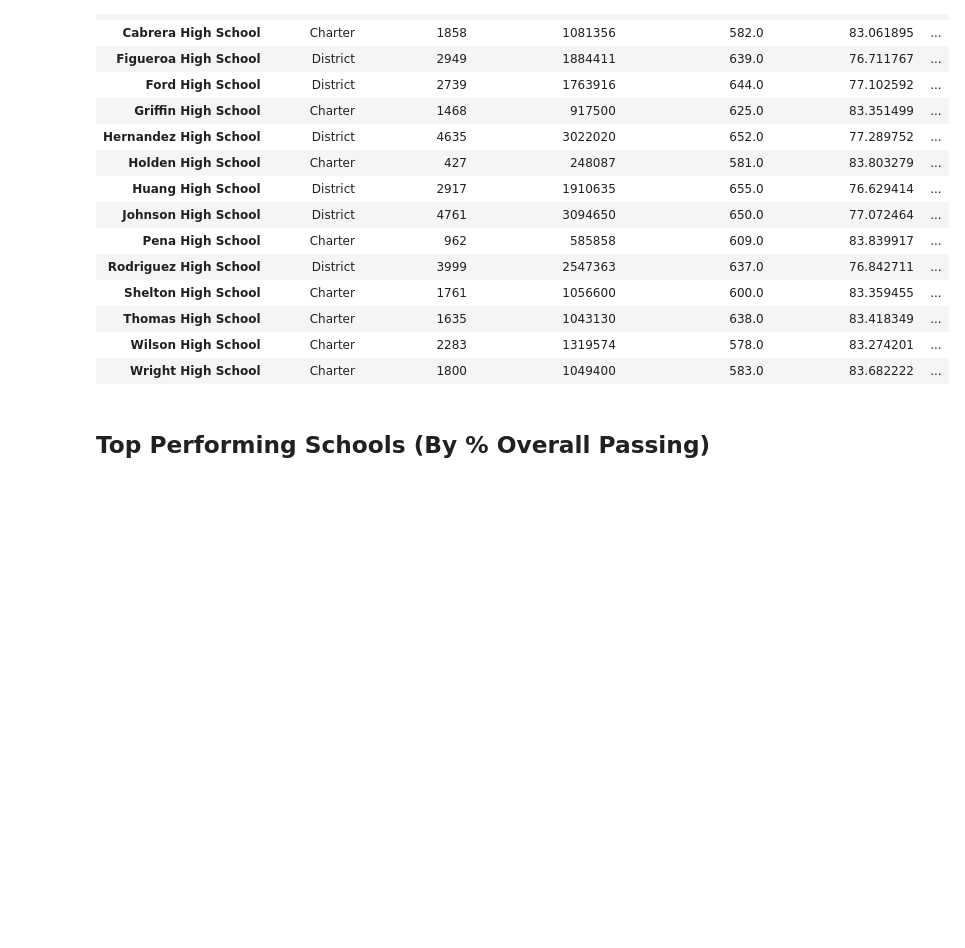
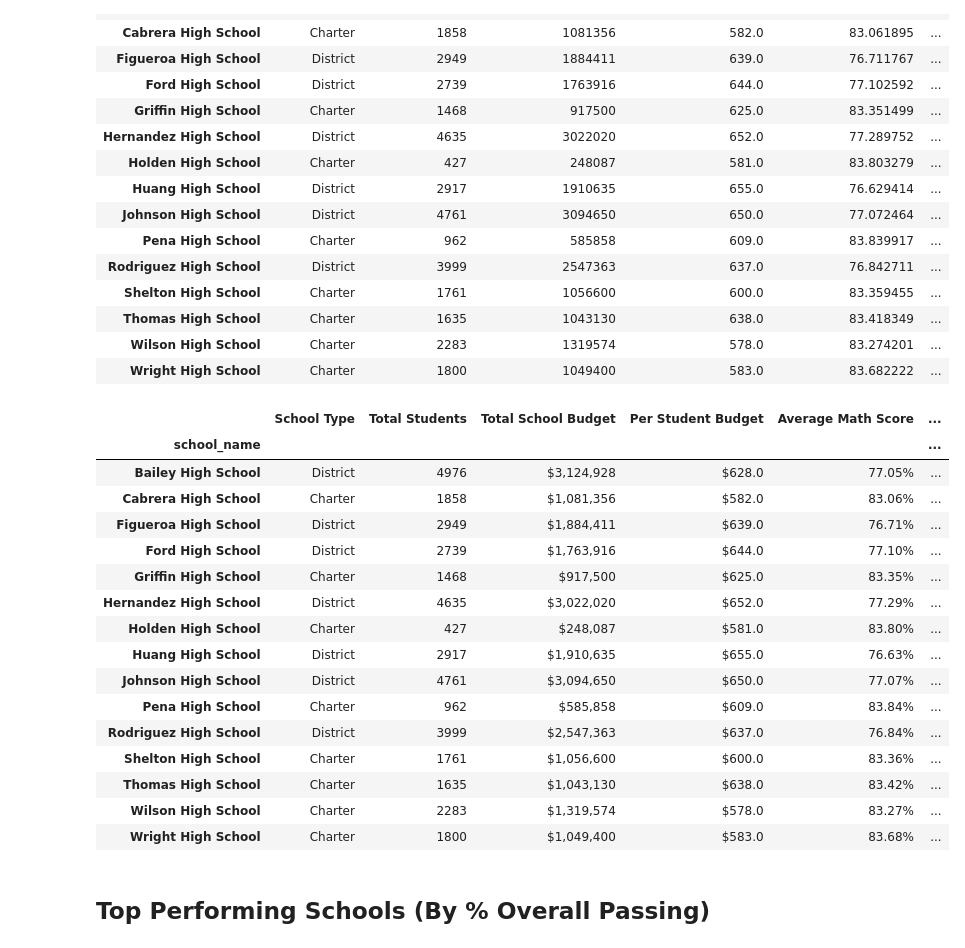
Before and after one commit to sir-omoreno/pandas-challenge, a Jupyter notebook: PyCitySchools/PyCitySchools_starter.ipynb, the cells around one changed output. Cells and saved outputs as stored; diff of their text form; code cells hidden in the pictures; blank space fills up the shorter version.

```diff
--- a/PyCitySchools/PyCitySchools_starter.ipynb
+++ b/PyCitySchools/PyCitySchools_starter.ipynb
@@ -148,6 +148,37 @@ School_Summary_df
 | Thomas High School | Charter | 1635 | 1043130 | 638.0 | 83.418349 | ... |
 | Wilson High School | Charter | 2283 | 1319574 | 578.0 | 83.274201 | ... |
 | Wright High School | Charter | 1800 | 1049400 | 583.0 | 83.682222 | ... |
+# %%
+#saving a copy before, need to use the original data wih the numeric values before formatting row for display
+
+output_display_school_summary_df = School_Summary_df.copy()
+output_display_school_summary_df['Total School Budget'] = output_display_school_summary_df['Total School Budget'].map("${:,}".format)
+output_display_school_summary_df['Per Student Budget'] = output_display_school_summary_df['Per Student Budget'].map("${:,}".format)
+output_display_school_summary_df['Average Math Score'] = output_display_school_summary_df['Average Math Score'].map("{:,.2f}%".format)
+output_display_school_summary_df['Average Reading Score'] = output_display_school_summary_df['Average Reading Score'].map("{:,.2f}%".format)
+output_display_school_summary_df['Passing Math Percentage'] = output_display_school_summary_df['Passing Math Percentage'].map("{:,.2f}%".format)
+output_display_school_summary_df['Passing Reading Percentage'] = output_display_school_summary_df['Passing Reading Percentage'].map("{:,.2f}%".format)
+output_display_school_summary_df['Overall Passing Rate'] = output_display_school_summary_df['Overall Passing Rate'].map("{:,.2f}%".format)
+
+output_display_school_summary_df
+# %% [output]
+|  | School Type | Total Students | Total School Budget | Per Student Budget | Average Math Score | ... |
+| school_name |  |  |  |  |  | ... |
+| Bailey High School | District | 4976 | $3,124,928 | $628.0 | 77.05% | ... |
+| Cabrera High School | Charter | 1858 | $1,081,356 | $582.0 | 83.06% | ... |
+| Figueroa High School | District | 2949 | $1,884,411 | $639.0 | 76.71% | ... |
+| Ford High School | District | 2739 | $1,763,916 | $644.0 | 77.10% | ... |
+| Griffin High School | Charter | 1468 | $917,500 | $625.0 | 83.35% | ... |
+| Hernandez High School | District | 4635 | $3,022,020 | $652.0 | 77.29% | ... |
+| Holden High School | Charter | 427 | $248,087 | $581.0 | 83.80% | ... |
+| Huang High School | District | 2917 | $1,910,635 | $655.0 | 76.63% | ... |
+| Johnson High School | District | 4761 | $3,094,650 | $650.0 | 77.07% | ... |
+| Pena High School | Charter | 962 | $585,858 | $609.0 | 83.84% | ... |
+| Rodriguez High School | District | 3999 | $2,547,363 | $637.0 | 76.84% | ... |
+| Shelton High School | Charter | 1761 | $1,056,600 | $600.0 | 83.36% | ... |
+| Thomas High School | Charter | 1635 | $1,043,130 | $638.0 | 83.42% | ... |
+| Wilson High School | Charter | 2283 | $1,319,574 | $578.0 | 83.27% | ... |
+| Wright High School | Charter | 1800 | $1,049,400 | $583.0 | 83.68% | ... |
 # %% [markdown]
 ## Top Performing Schools (By % Overall Passing)
 # %% [markdown]
```
Also changed, not shown: parts of 4 cells of this notebook.
